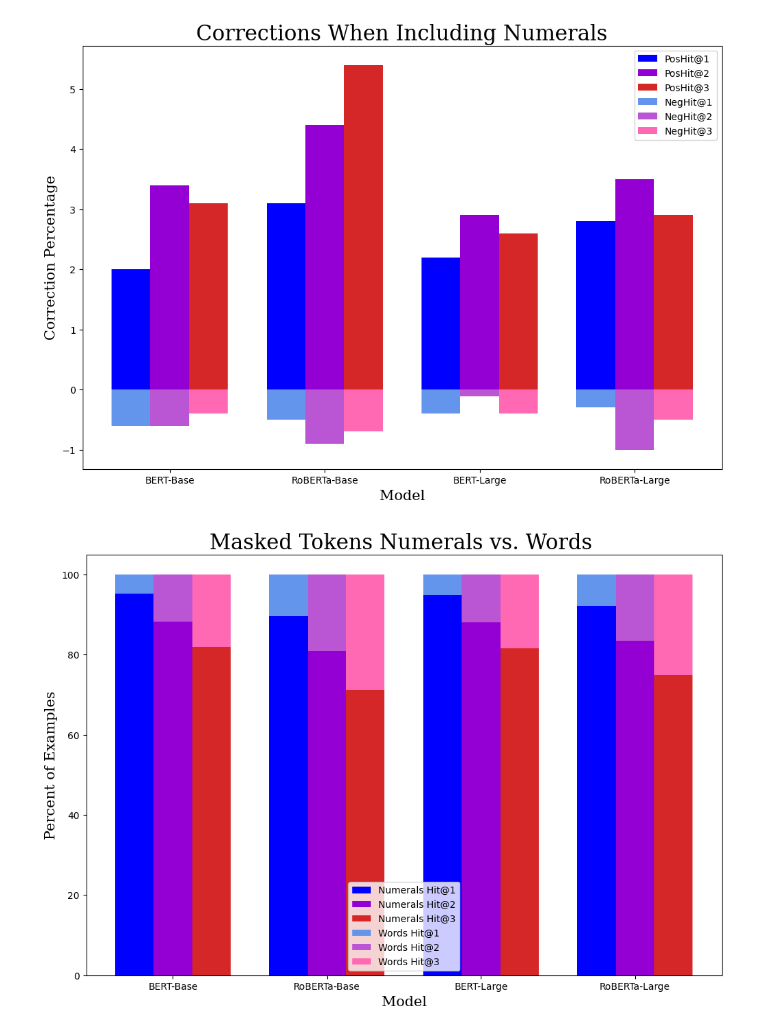
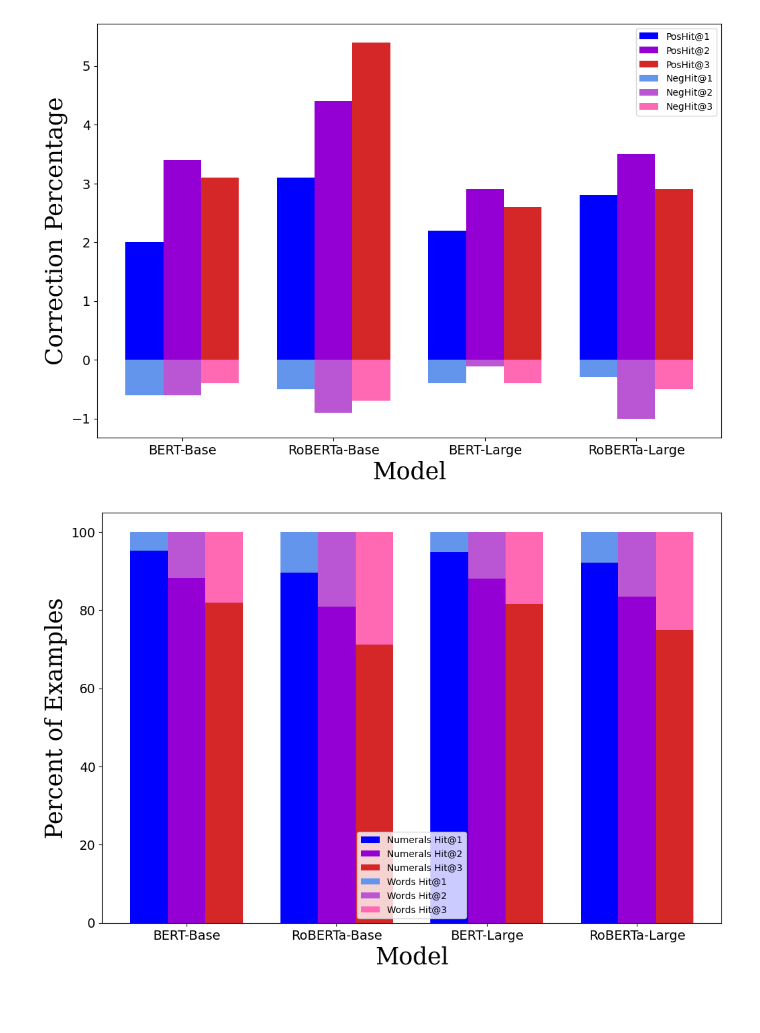
Before and after one commit to nfinkle/NumerSense, a Jupyter notebook: build_bar_graph.ipynb, the cells around one changed output. Drawn from its saved outputs; the diff is of its cells as text; code cells hidden in the pictures; blank space fills up the shorter version.

```diff
--- a/build_bar_graph.ipynb
+++ b/build_bar_graph.ipynb
@@ -39,38 +39,39 @@ neg_bar_1 = plt.bar(br1, neg_1, color=mcolors.CSS4_COLORS['cornflowerblue'], wid
 neg_bar_2 = plt.bar(br2, neg_2, color=mcolors.CSS4_COLORS['mediumorchid'], width=barWidth,
                      label='NegHit@2')
 neg_bar_3 = plt.bar(br3, neg_3, color=mcolors.CSS4_COLORS['hotpink'], width=barWidth,
          label='NegHit@3')
 group_names = ['BERT-Base', 'RoBERTa-Base', 'BERT-Large', 'RoBERTa-Large']
 
 ticks = [r + barWidth for r in range(len(pos_1))]
 
 
 # Define the font path
 # font_path = '/Users/nathan/Downloads/EB_Garamond/EBGaramond-VariableFont_wght.ttf'
 
 # Create a font dictionary using the font manager
 font_dict = {
     'family': 'serif',
-    'size': 15,
+    'size': 25,
 #     'fontname': fm.findfont('Garamond')
 }
 
 # Adding Xticks
 plt.xlabel('Model', **font_dict)
 plt.ylabel('Correction Percentage', **font_dict)
 plt.xticks(ticks,
-           group_names)
+           group_names, fontsize=14)
 font_dict = {
     'family': 'serif',
-    'size': 22,
+    'size': 30,
     #     'fontname': fm.findfont('Garamond')
 }
+plt.yticks(fontsize=14)
 
-plt.title("Corrections When Including Numerals",**font_dict)
+# plt.title("Figure 1. Corrections When Including Numerals",**font_dict)
 plt.legend()
 plt.show()
 # %% [output]
-[figure, old version]
+[figure, new version]
 # %%
 import matplotlib.font_manager as fm
 import numpy as np
@@ -114,22 +115,23 @@ ticks = [r + barWidth for r in range(len(numerals_1))]
 # Create a font dictionary using the font manager
 font_dict = {
     'family': 'serif',
-    'size': 15,
+    'size': 25,
 #     'fontname': fm.findfont('Garamond')
 }
 
 # Adding Xticks
 plt.xlabel('Model', **font_dict)
 plt.ylabel('Percent of Examples', **font_dict)
-plt.xticks(ticks, group_names)
+plt.xticks(ticks, group_names, fontsize=14)
+plt.yticks(fontsize=14)
 font_dict = {
     'family': 'serif',
-    'size': 22,
+    'size': 36,
     #     'fontname': fm.findfont('Garamond')
 }
 
-plt.title("Masked Tokens Numerals vs. Words ",**font_dict)
+# plt.title("Figure 2. Masked Tokens Numerals vs. Words ",**font_dict)
 plt.legend()
 plt.show()
 # %% [output]
-[figure, old version]
+[figure, new version]
```
Also changed, not shown: 2 other files.
